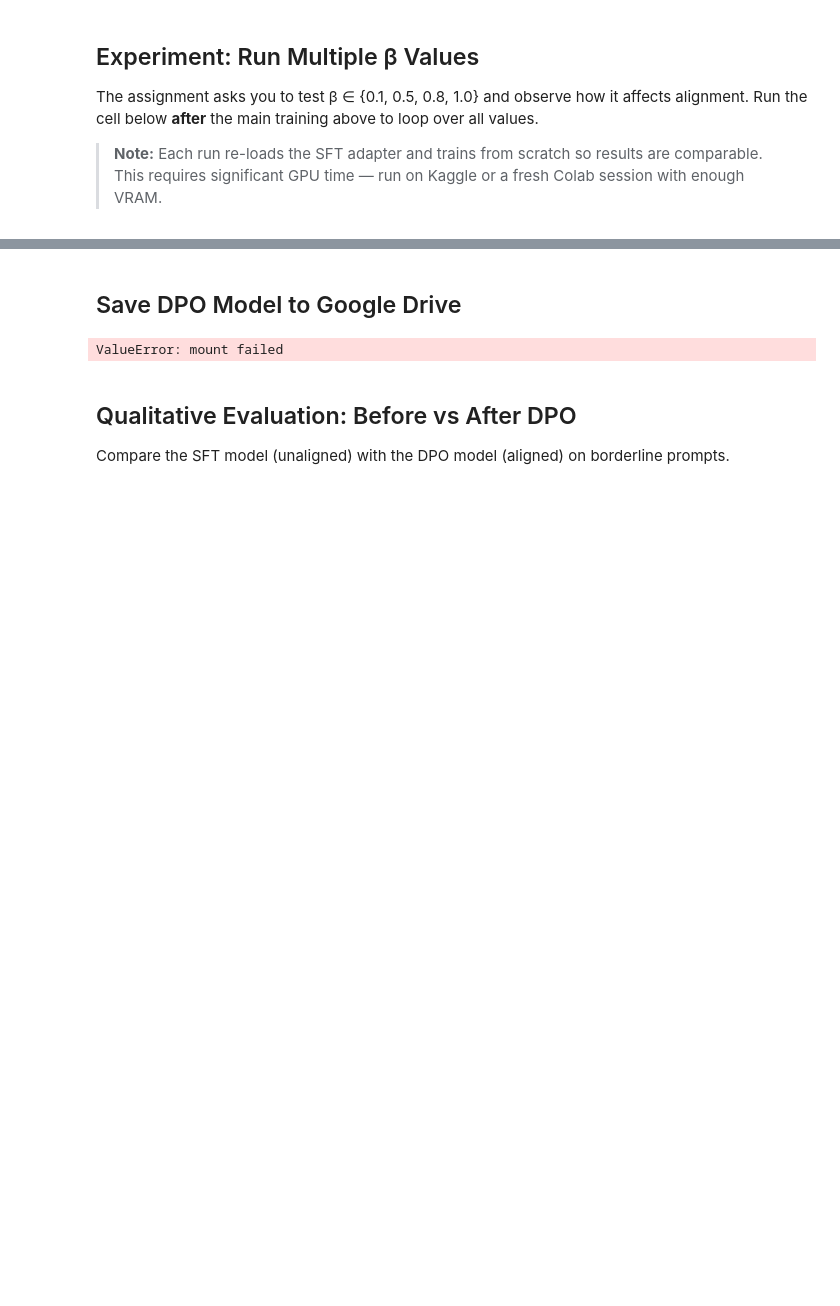
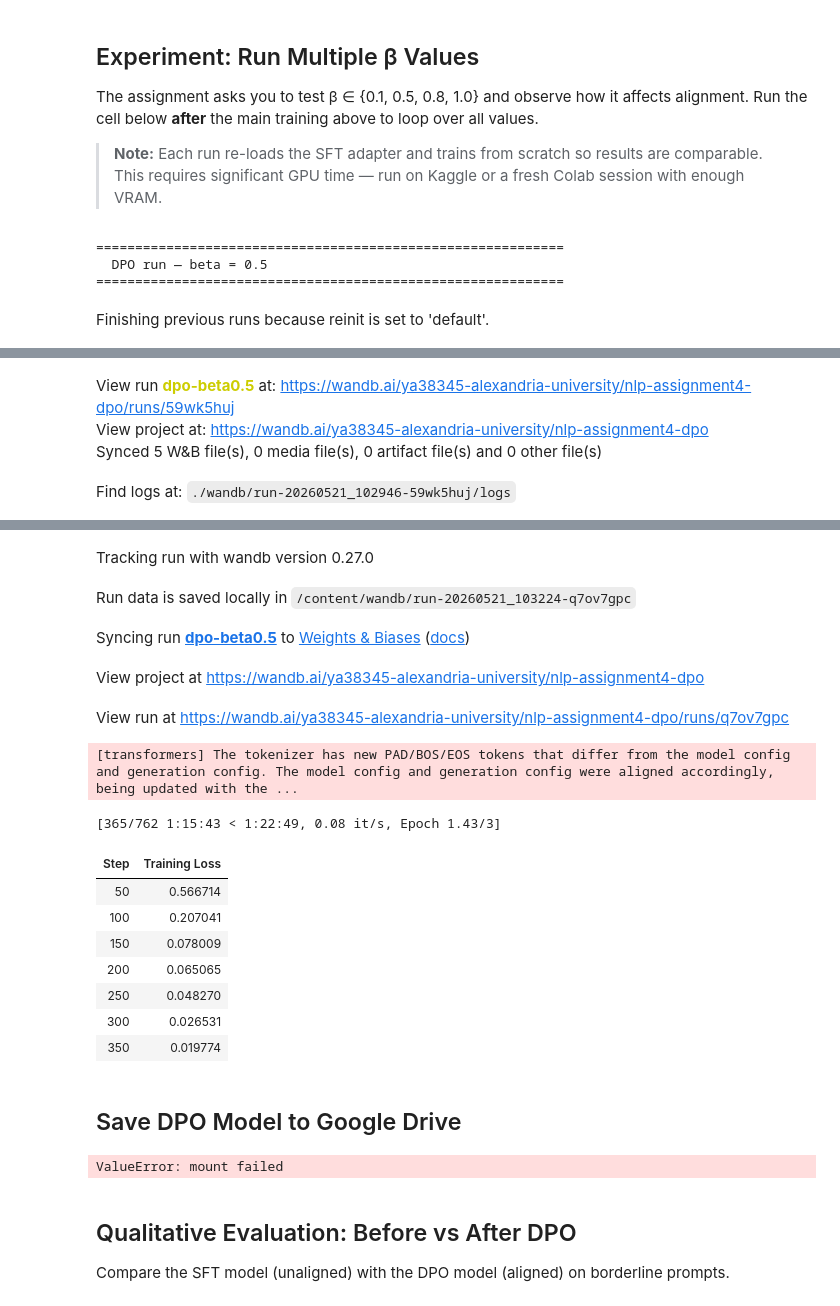
Before and after one commit to AhmedSamir423/post-training-llm-alignment, a Jupyter notebook: Part3_DPO.ipynb, the cells around one changed output, grey strips where cells are left out. Cells and saved outputs as stored; diff of their text form; code cells hidden in the pictures; blank space fills up the shorter version.

```diff
--- a/Part3_DPO.ipynb
+++ b/Part3_DPO.ipynb
@@ -428,13 +368,11 @@ for beta_val in [0.5, 0.8, 1.0]:
         lr_scheduler_type="cosine",
         warmup_steps=WARMUP_STEPS_DPO,
         beta=beta_val,
-        max_prompt_length=512,
-        max_length=1024,
         bf16=True,
         gradient_checkpointing=True,
         logging_steps=50,
-        eval_strategy="steps",
-        eval_steps=200,
+        eval_strategy="no", # Disabled evaluation
+        eval_steps=None,    # Disabled evaluation
         save_steps=200,
         save_total_limit=1,
         seed=SEED,
@@ -455,7 +393,7 @@ for beta_val in [0.5, 0.8, 1.0]:
         ref_model=None,
         args=_cfg,
         train_dataset=train_dpo,
-        eval_dataset=eval_dpo,
+        eval_dataset=None,  # Set eval_dataset to None
         processing_class=tokenizer_dpo,
     )
 
@@ -472,8 +410,24 @@ for beta_val in [0.5, 0.8, 1.0]:
         f"steps={_result.global_step}"
     )
 
+    # Save the DPO model to Google Drive
+    import shutil
+    DRIVE_DPO_PATH = f"/content/drive/MyDrive/NLP_Assignment4/dpo_model_beta{beta_val}"
+    print(f"Copying DPO model to Google Drive: {DRIVE_DPO_PATH}")
+    shutil.copytree(
+        f"./results_dpo_beta{beta_val}/final_model",
+        DRIVE_DPO_PATH,
+        dirs_exist_ok=True,
+    )
+    print(f" Saved: {os.listdir(DRIVE_DPO_PATH)}")
+
     # free VRAM before next run
     del _trainer, _policy, _base
     torch.cuda.empty_cache()
 
 print("\n Beta sweep complete")
+# %% [output]
+============================================================
+  DPO run — beta = 0.5
+============================================================
+Finishing previous runs because reinit is set to 'default'.
@@ -479,0 +435,4 @@ print("\n Beta sweep complete")
+View run dpo-beta0.5 at: https://wandb.ai/ya38345-alexandria-university/nlp-assignment4-dpo/runs/59wk5huj
+View project at: https://wandb.ai/ya38345-alexandria-university/nlp-assignment4-dpo
+Synced 5 W&B file(s), 0 media file(s), 0 artifact file(s) and 0 other file(s)
+Find logs at: ./wandb/run-20260521_102946-59wk5huj/logs
@@ -480,3 +440,18 @@ print("\n Beta sweep complete")
+Tracking run with wandb version 0.27.0
+Run data is saved locally in /content/wandb/run-20260521_103224-q7ov7gpc
+Syncing run dpo-beta0.5 to Weights & Biases (docs)
+View project at https://wandb.ai/ya38345-alexandria-university/nlp-assignment4-dpo
+View run at https://wandb.ai/ya38345-alexandria-university/nlp-assignment4-dpo/runs/q7ov7gpc
+[transformers] The tokenizer has new PAD/BOS/EOS tokens that differ from the model config and generation config. The model config and generation config were aligned accordingly, being updated with the ...
+[365/762 1:15:43 < 1:22:49, 0.08 it/s, Epoch 1.43/3]
+| Step | Training Loss |
+| 50 | 0.566714 |
+| 100 | 0.207041 |
+| 150 | 0.078009 |
+| 200 | 0.065065 |
+| 250 | 0.048270 |
+| 300 | 0.026531 |
+| 350 | 0.019774 |
 # %% [markdown]
 ## Save DPO Model to Google Drive
 # %%
```
Also changed, not shown: parts of 8 cells of this notebook.
